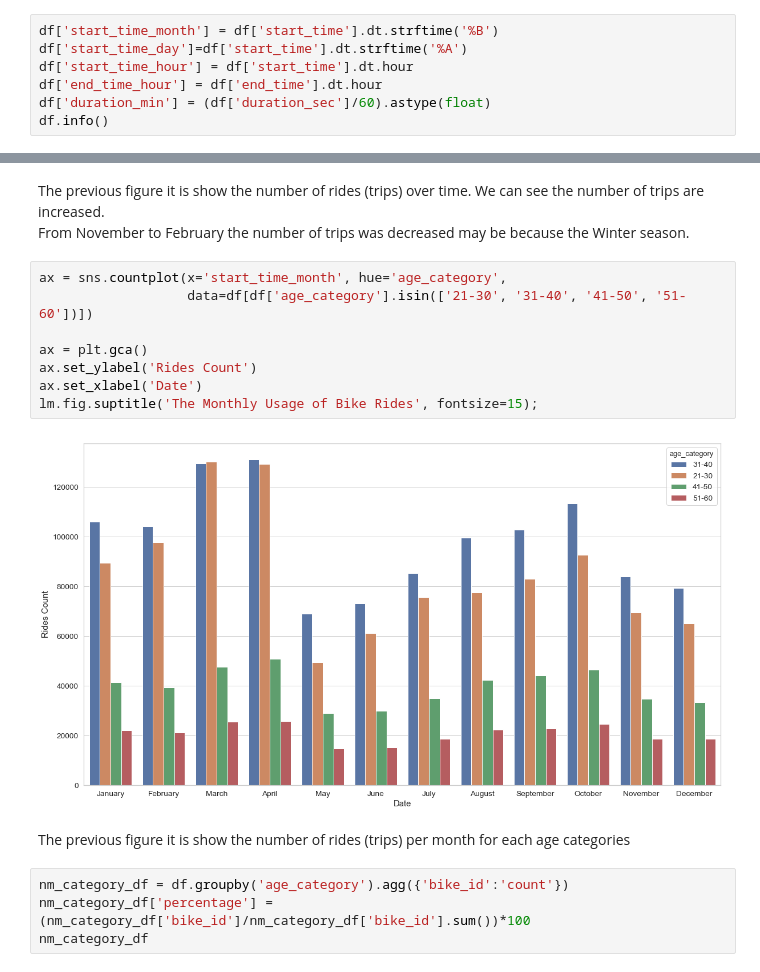
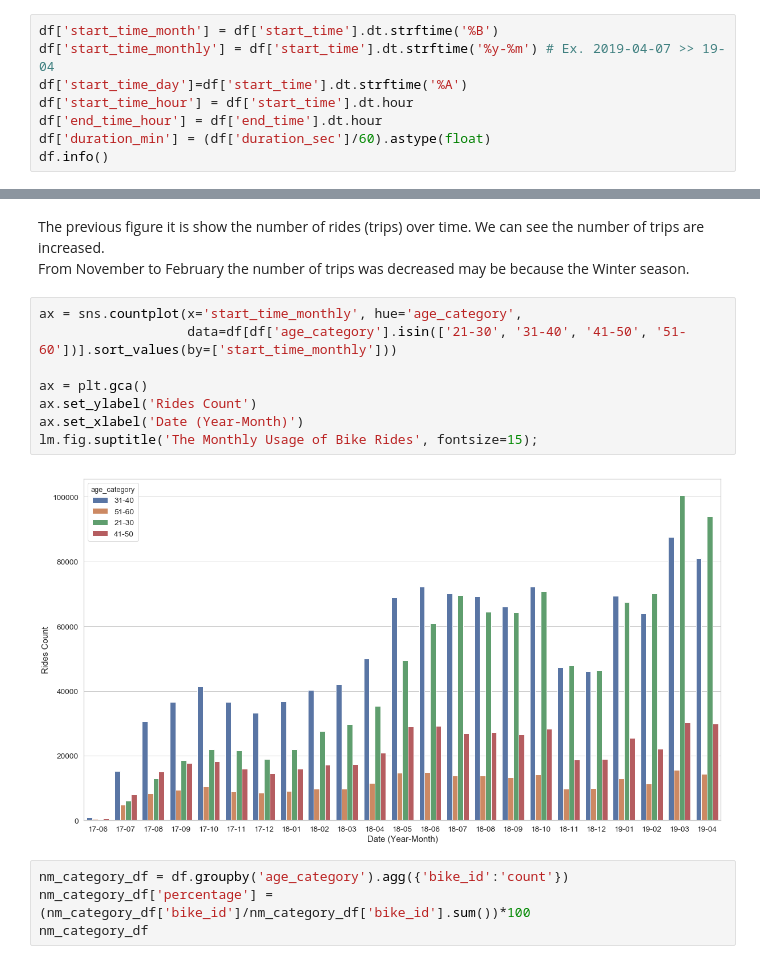
Before and after one commit to Alyahya-A/communicate-data-findings, a Jupyter notebook: communicate-data-findings-exploration.ipynb, the cells around one changed output, grey strips where cells are left out. Drawn from its saved outputs; the diff is of its cells as text.

```diff
--- a/communicate-data-findings-exploration.ipynb
+++ b/communicate-data-findings-exploration.ipynb
@@ -347,6 +347,7 @@ df.start_time = pd.to_datetime(df.start_time)
 df.end_time = pd.to_datetime(df.end_time)
 # %%
 df['start_time_month'] = df['start_time'].dt.strftime('%B')
+df['start_time_monthly'] = df['start_time'].dt.strftime('%y-%m') # Ex. 2019-04-07 >> 19-04
 df['start_time_day']=df['start_time'].dt.strftime('%A')
 df['start_time_hour'] = df['start_time'].dt.hour
 df['end_time_hour'] = df['end_time'].dt.hour
@@ -542,17 +555,15 @@ plt.gcf().autofmt_xdate()
 The previous figure it is show the number of rides (trips) over time. We can see the number of trips are increased. <br>
 From November to February the number of trips was decreased may be because the Winter season.
 # %%
-ax = sns.countplot(x='start_time_month', hue='age_category',
-                   data=df[df['age_category'].isin(['21-30', '31-40', '41-50', '51-60'])])
+ax = sns.countplot(x='start_time_monthly', hue='age_category',
+                   data=df[df['age_category'].isin(['21-30', '31-40', '41-50', '51-60'])].sort_values(by=['start_time_monthly']))
 
 ax = plt.gca()
 ax.set_ylabel('Rides Count')
-ax.set_xlabel('Date')
+ax.set_xlabel('Date (Year-Month)')
 lm.fig.suptitle('The Monthly Usage of Bike Rides', fontsize=15);
 # %% [output]
-[figure, old version]
+[figure, new version]
-# %% [markdown]
-The previous figure it is show the number of rides (trips) per month for each age categories
 # %%
 nm_category_df = df.groupby('age_category').agg({'bike_id':'count'})
 nm_category_df['percentage'] = (nm_category_df['bike_id']/nm_category_df['bike_id'].sum())*100
```
Also changed, not shown: parts of 18 cells of this notebook.
